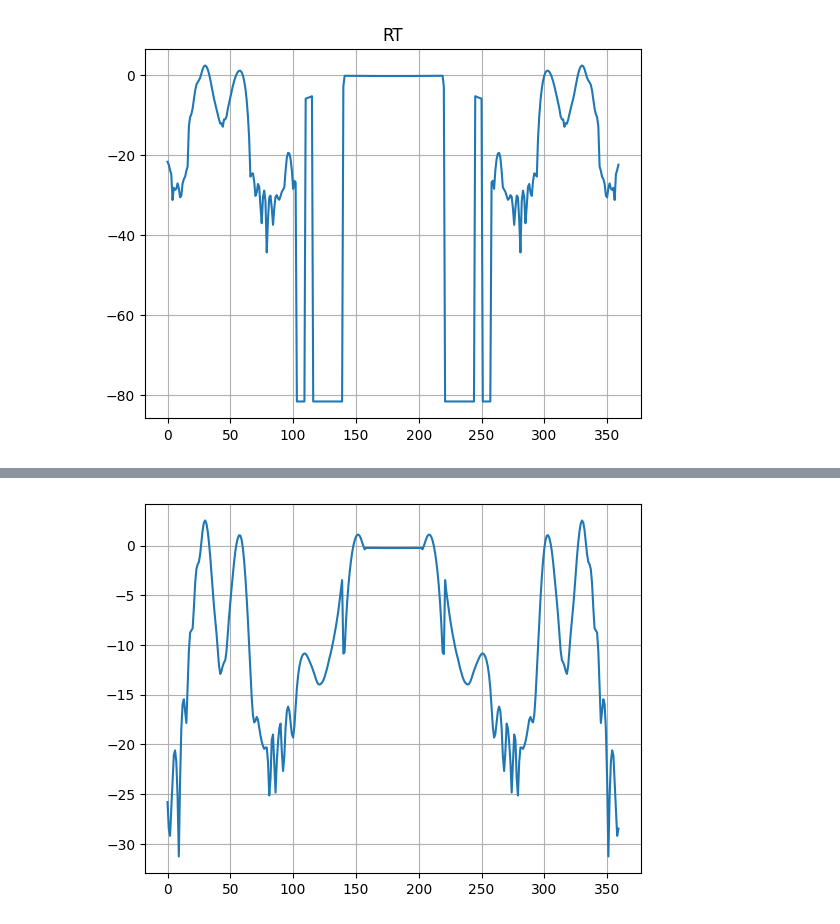
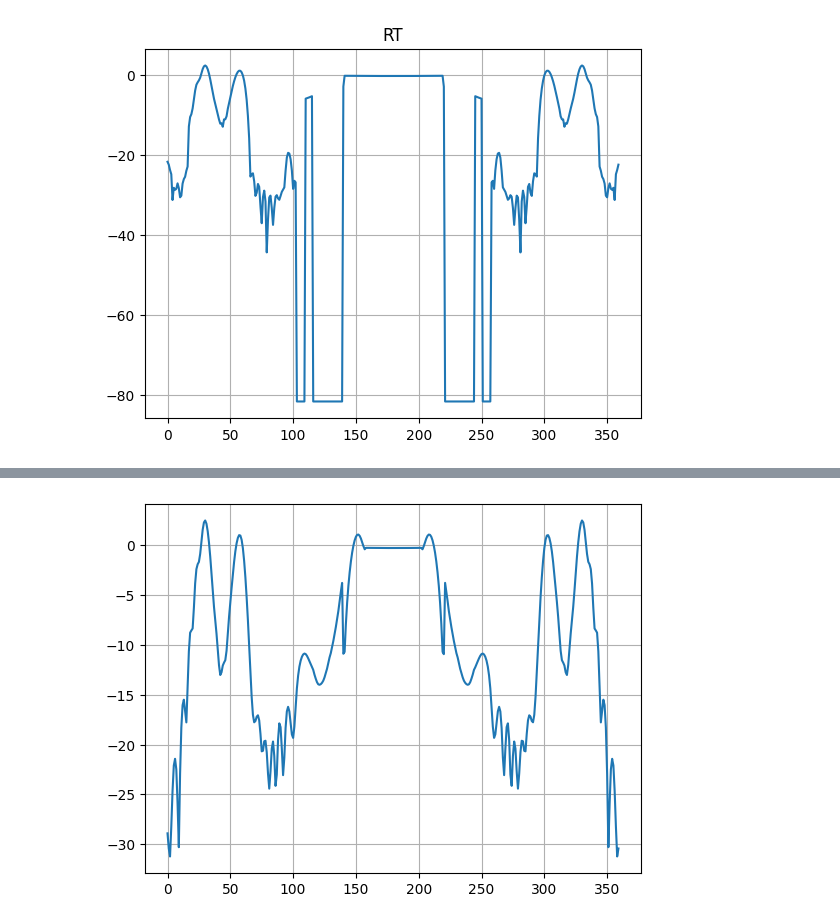
Before and after one commit to AinurZiga/sionna-RT-reflectivity, a Jupyter notebook: examples/scattering/spheres.ipynb, the cells around one changed output, grey strips where cells are left out. Cells and saved outputs as stored; diff of their text form; code cells hidden in the pictures.

```diff
--- a/examples/scattering/spheres.ipynb
+++ b/examples/scattering/spheres.ipynb
@@ -52,7 +36,5 @@ Using GPU
 tx_dist = 100.0  # far-field
 num_points = 360
 
-dtype = tf.complex128
-rdtype = tf.float64
-
-scene = load_scene(sionna.rt.scene.sphere, dtype)
+dtype = tf.complex64
+rdtype = tf.float32
@@ -71,6 +46,8 @@ def get_circle_points(theta_arr, p1, p2):
     res[:, 2] = p1[2] * np.cos(theta_arr) + p2[2] * np.sin(theta_arr)
 
     return res
+
+scene = load_scene(sionna.rt.scene.sphere, dtype)
 
 scene.tx_array = PlanarArray(num_rows=1,
                              num_cols=1,
@@ -91,7 +68,7 @@ scene.rx_array = PlanarArray(num_rows=1,
 fc = 2e9
 lamda = 3e8 / fc
 
-source_point = np.array([-tx_dist, 0.0, 0.01])
+source_point = np.array([-tx_dist, 0.0, 0.0])
 
 circle_radius = 20.0 * lamda
 
@@ -99,6 +76,8 @@ theta_arr = np.linspace(0.0, 2*np.pi, num_points, endpoint=False)
 circle_p1 = np.array([-1, 0, 0]) * circle_radius
 circle_p2 = np.array([0, 1, 0])  * circle_radius
 receive_points = get_circle_points(theta_arr, circle_p1, circle_p2)
+
+# receive_points = receive_points[160:161]
 
 scene.remove("tx")
 for i in range(len(receive_points)):
@@ -186,3 +167,31 @@ plt.title("RT")
 # %% [output]
 Text(0.5, 1.0, 'RT')
 [figure]
+# %%
+scene._solver_paths.double_diffraction.is_wedge_vertex = False
+scene._solver_paths.double_diffraction.is_vertex_wedge = False
+
+paths = scene.compute_paths(max_depth=1,
+                            method="exhaustive",
+                            num_samples=1e6,
+                            los = True,
+                            reflection = True,
+                            diffraction = True,
+                            vertex_diffraction = True,
+                            double_diffraction = False)
+
+a, tau = paths.cir()
+#a.shape   # [batch_size, num_rx, num_rx_ant, num_tx, num_tx_ant, max_num_paths, num_time_steps]
+
+nans_bool = tf.math.is_nan(tf.math.real(a))
+a = tf.where(nans_bool, tf.zeros_like(a), a)
+
+path_amplitudes = a[0,:,0,0,0,:,0]
+
+tmp1 = np.sum(path_amplitudes, axis=1) - field_los_full
+
+res_2 = np.abs(tmp1) / lamda
+
+plt.plot(20*np.log10(coef*res_2))
+plt.grid()
+# plt.title("RT+VD+DD")
@@ -189,31 +200,31 @@ Text(0.5, 1.0, 'RT')
 # %%
 scene._solver_paths.double_diffraction.is_wedge_vertex = False
 scene._solver_paths.double_diffraction.is_vertex_wedge = False
 
 paths = scene.compute_paths(max_depth=1,
                             method="exhaustive",
                             num_samples=1e6,
                             los = True,
                             reflection = True,
                             diffraction = True,
                             vertex_diffraction = True,
                             double_diffraction = True)
 
 a, tau = paths.cir()
 #a.shape   # [batch_size, num_rx, num_rx_ant, num_tx, num_tx_ant, max_num_paths, num_time_steps]
 
 nans_bool = tf.math.is_nan(tf.math.real(a))
 a = tf.where(nans_bool, tf.zeros_like(a), a)
 
 path_amplitudes = a[0,:,0,0,0,:,0]
 
 tmp1 = np.sum(path_amplitudes, axis=1) - field_los_full
 
-receiver_amplitudes_vd = np.abs(tmp1) / lamda
+res_3 = np.abs(tmp1) / lamda
 
-plt.plot(20*np.log10(coef*receiver_amplitudes_vd))
+plt.plot(20*np.log10(coef*res_3))
 plt.grid()
 # plt.title("RT+VD+DD")
 # %% [output]
-[figure, old version]
+[figure, new version]
 # %%
```
Also changed, not shown: parts of 10 cells of this notebook, 22 other files.
